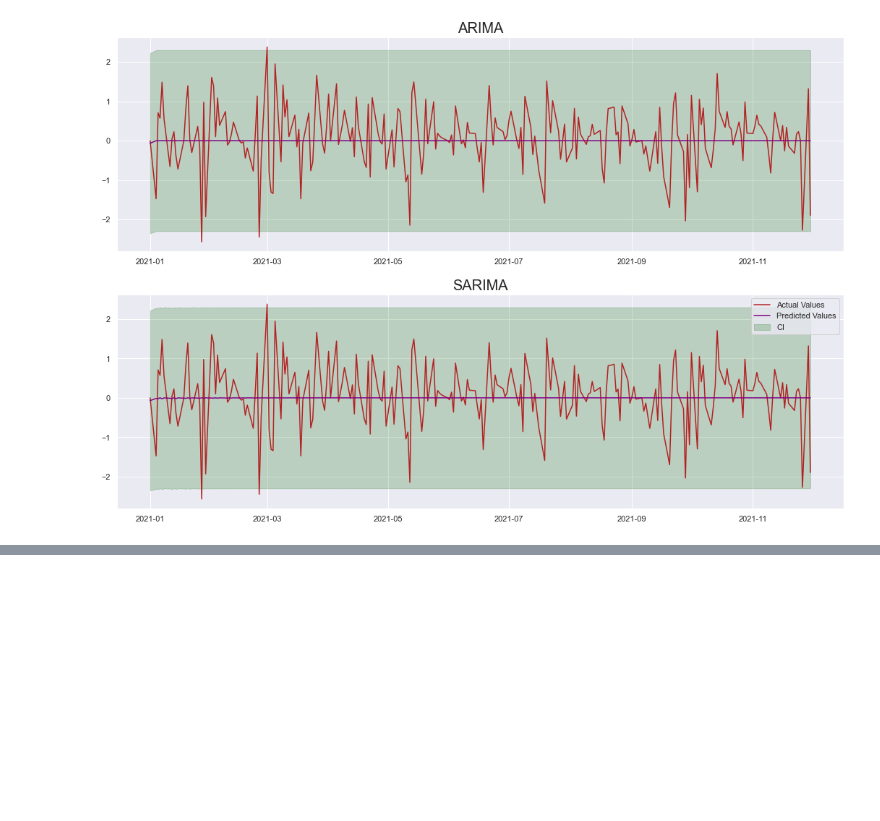
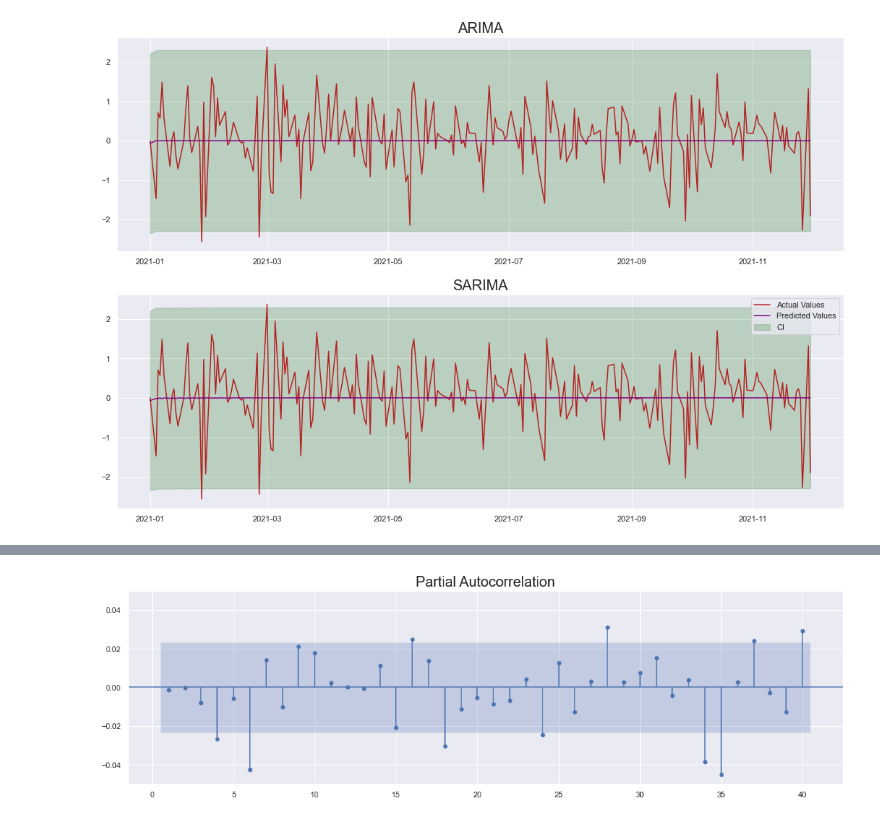
Before and after one commit to drpoxx/statforecast_intro, a Jupyter notebook: forecasting_introduction.ipynb, the cells around one changed output, grey strips where cells are left out. Cells and saved outputs as stored; diff of their text form; code cells hidden in the pictures; blank space fills up the shorter version.

```diff
--- a/forecasting_introduction.ipynb
+++ b/forecasting_introduction.ipynb
@@ -483,0 +566,11 @@ plt.show()
+# %%
+fig, ax = plt.subplots(nrows=1, ncols=1, sharex=True, figsize=(18,5))
+
+
+sgt.plot_pacf(seas_model_results.resid, zero=False, lags=40, method='ywm', ax=ax)
+ax.set_title("Partial Autocorrelation", size=20)
+ax.set_ylim(-0.05, 0.05)
+
+plt.show()
+# %% [output]
+[figure, added]
```
Also changed, not shown: parts of 18 cells of this notebook.
